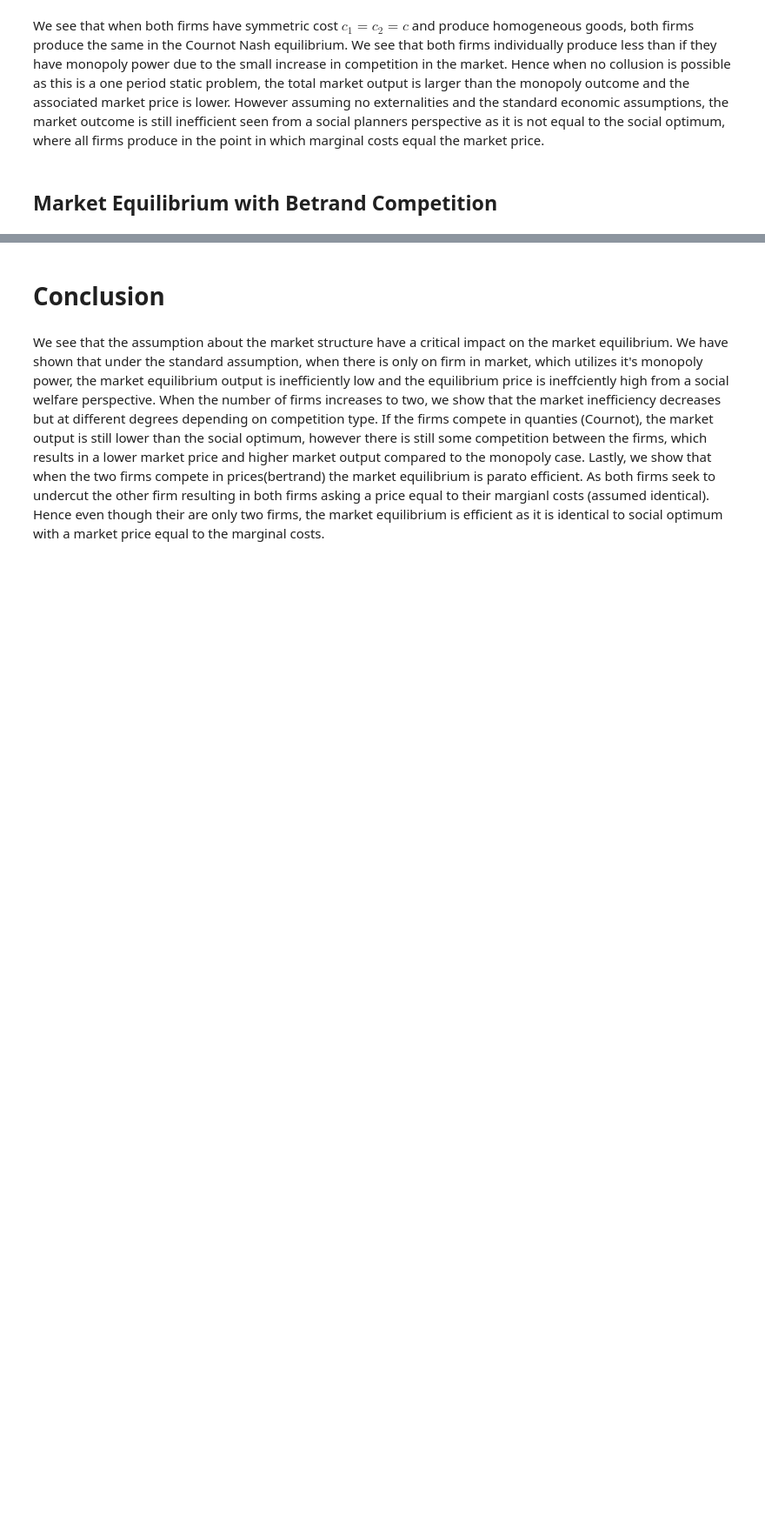
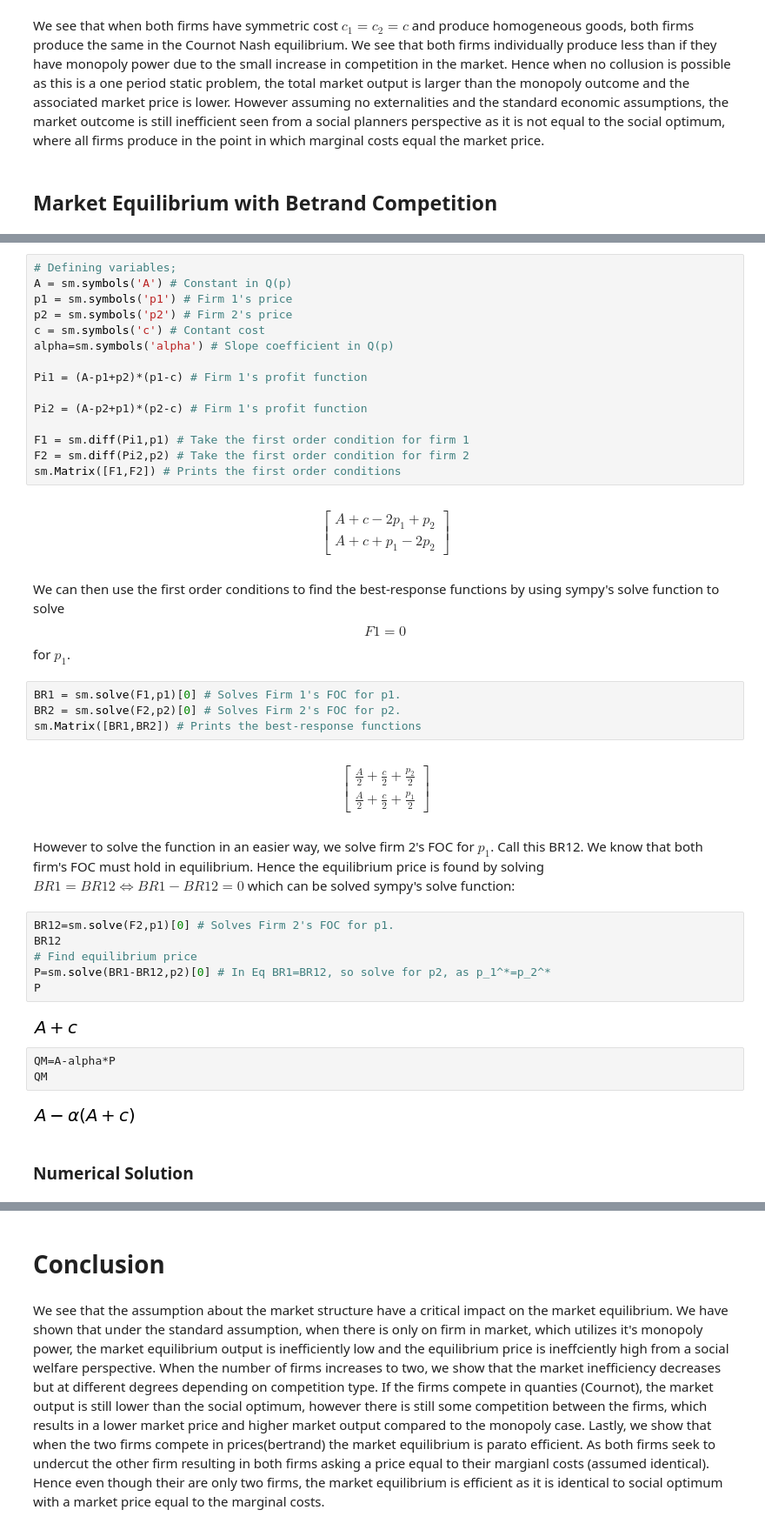
Before and after one commit to NumEconCopenhagen/projects-2019-peter-larsens-kaffe-m-havre, a Jupyter notebook: modelproject/Ligevægt.ipynb, the cells around one changed output, grey strips where cells are left out. Shown at 87% size. Saved outputs shown, nothing was run; the diff lists cells and outputs as text; blank space fills up the shorter version.

```diff
--- a/modelproject/Ligevægt.ipynb
+++ b/modelproject/Ligevægt.ipynb
@@ -388,0 +402,42 @@ Firm 1
+# %%
+# Defining variables;
+A = sm.symbols('A') # Constant in Q(p)
+p1 = sm.symbols('p1') # Firm 1's price
+p2 = sm.symbols('p2') # Firm 2's price
+c = sm.symbols('c') # Contant cost
+alpha=sm.symbols('alpha') # Slope coefficient in Q(p)
+
+Pi1 = (A-p1+p2)*(p1-c) # Firm 1's profit function
+
+Pi2 = (A-p2+p1)*(p2-c) # Firm 1's profit function
+
+F1 = sm.diff(Pi1,p1) # Take the first order condition for firm 1
+F2 = sm.diff(Pi2,p2) # Take the first order condition for firm 2
+sm.Matrix([F1,F2]) # Prints the first order conditions
+# %% [output]
+$$\left[\begin{matrix}A + c - 2 p_{1} + p_{2}\\A + c + p_{1} - 2 p_{2}\end{matrix}\right]$$
+# %% [markdown]
+We can then use the first order conditions to find the best-response functions by using sympy's solve function to solve $$F1=0$$ for $p_1$.
+# %%
+BR1 = sm.solve(F1,p1)[0] # Solves Firm 1's FOC for p1.
+BR2 = sm.solve(F2,p2)[0] # Solves Firm 2's FOC for p2.
+sm.Matrix([BR1,BR2]) # Prints the best-response functions
+# %% [output]
+$$\left[\begin{matrix}\frac{A}{2} + \frac{c}{2} + \frac{p_{2}}{2}\\\frac{A}{2} + \frac{c}{2} + \frac{p_{1}}{2}\end{matrix}\right]$$
+# %% [markdown]
+However to solve the function in an easier way, we solve firm 2's FOC for $p_1$. Call this BR12. We know that both firm's FOC must hold in equilibrium. Hence the equilibrium price is found by solving $BR1=BR12\Leftrightarrow BR1-BR12=0$ which can be solved sympy's solve function:
+# %%
+BR12=sm.solve(F2,p1)[0] # Solves Firm 2's FOC for p1.
+BR12
+# Find equilibrium price
+P=sm.solve(BR1-BR12,p2)[0] # In Eq BR1=BR12, so solve for p2, as p_1^*=p_2^*
+P
+# %% [output]
+[figure, added]
+# %%
+QM=A-alpha*P
+QM
+# %% [output]
+[figure, added]
+# %% [markdown]
+### Numerical Solution
```
Also changed, not shown: parts of 14 cells of this notebook.
